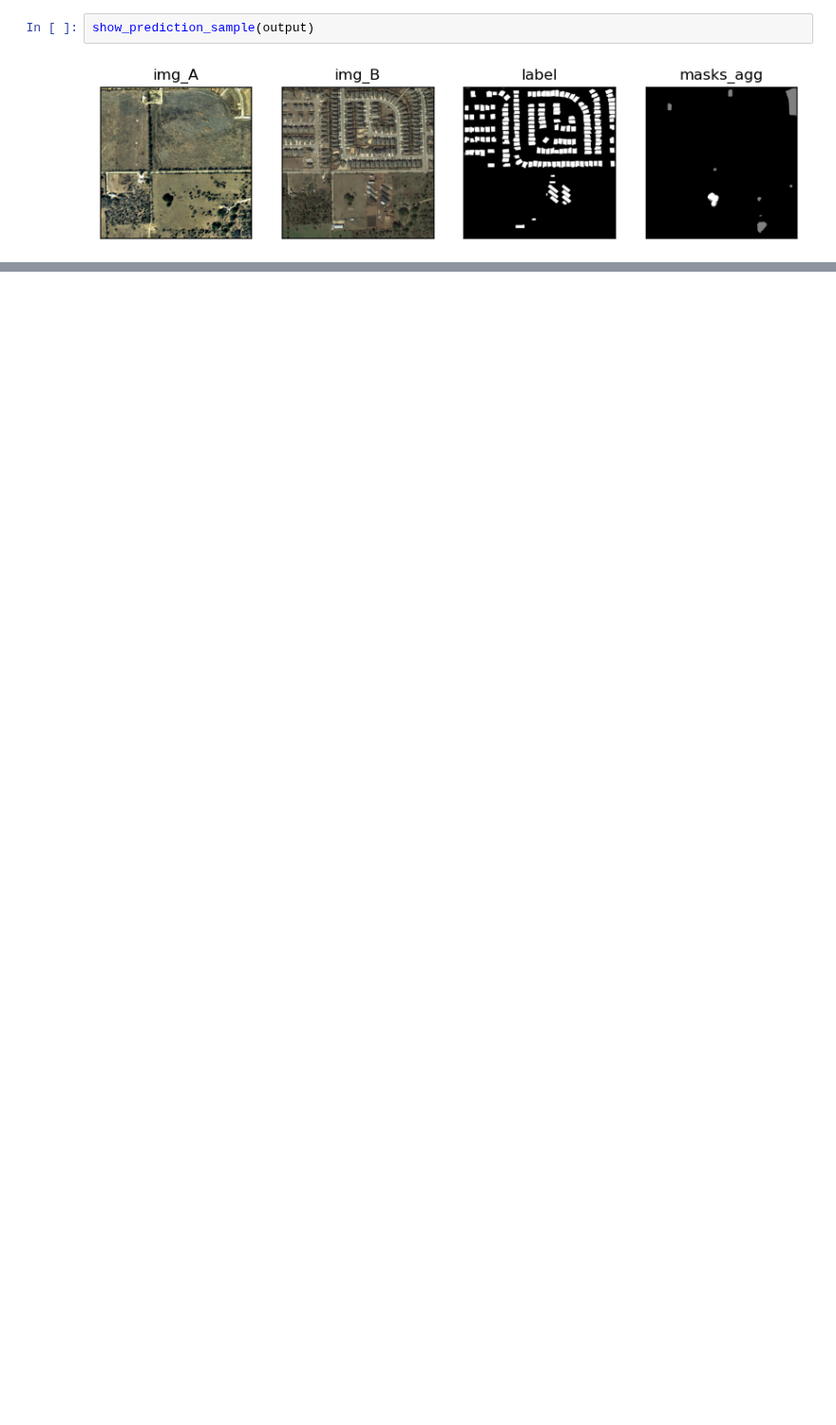
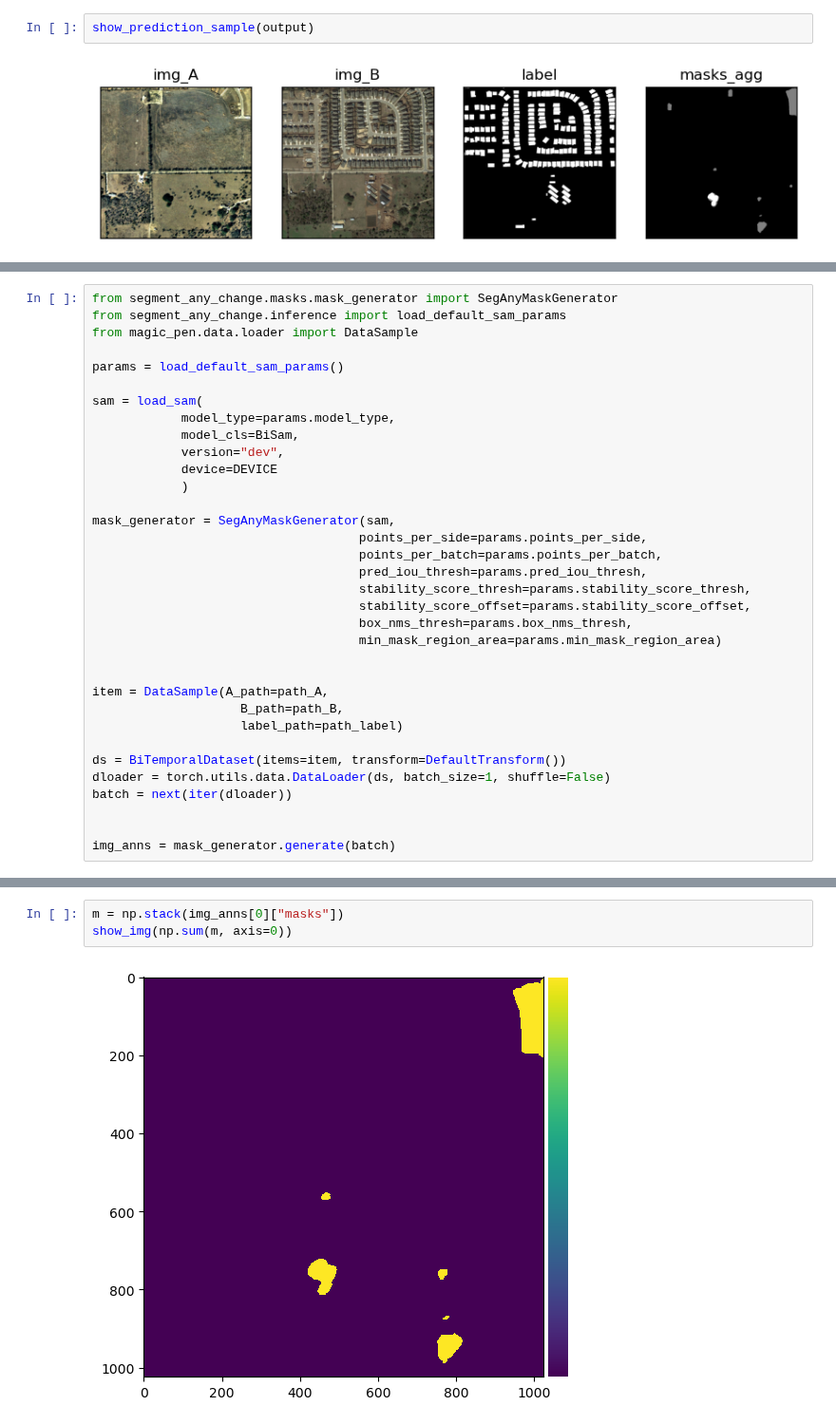
Before and after one commit to brustt/stylo_magique_intership_ign, a Jupyter notebook: notebooks/inference/run_inference.ipynb, the cells around one changed output, grey strips where cells are left out. Shown at 95% size. Drawn from its saved outputs; the diff is of its cells as text; blank space fills up the shorter version.

```diff
--- a/notebooks/inference/run_inference.ipynb
+++ b/notebooks/inference/run_inference.ipynb
@@ -202,0 +206,34 @@ show_prediction_sample(output)
+# %%
+from segment_any_change.masks.mask_generator import SegAnyMaskGenerator
+from segment_any_change.inference import load_default_sam_params
+from magic_pen.data.loader import DataSample
+
+params = load_default_sam_params()
+
+sam = load_sam(
+            model_type=params.model_type,
+            model_cls=BiSam,
+            version="dev",
+            device=DEVICE
+            )
+
+mask_generator = SegAnyMaskGenerator(sam,
+                                    points_per_side=params.points_per_side,
+                                    points_per_batch=params.points_per_batch,
+                                    pred_iou_thresh=params.pred_iou_thresh,
+                                    stability_score_thresh=params.stability_score_thresh,
+                                    stability_score_offset=params.stability_score_offset,
+                                    box_nms_thresh=params.box_nms_thresh,
+                                    min_mask_region_area=params.min_mask_region_area)
+
+
+item = DataSample(A_path=path_A,
+                    B_path=path_B,
+                    label_path=path_label)
+
+ds = BiTemporalDataset(items=item, transform=DefaultTransform())
+dloader = torch.utils.data.DataLoader(ds, batch_size=1, shuffle=False)
+batch = next(iter(dloader))
+
+
+img_anns = mask_generator.generate(batch)
@@ -202,0 +264,5 @@ show_prediction_sample(output)
+# %%
+m = np.stack(img_anns[0]["masks"])
+show_img(np.sum(m, axis=0))
+# %% [output]
+[figure, added]
```
Also changed, not shown: parts of 7 cells of this notebook, 18 other files.
